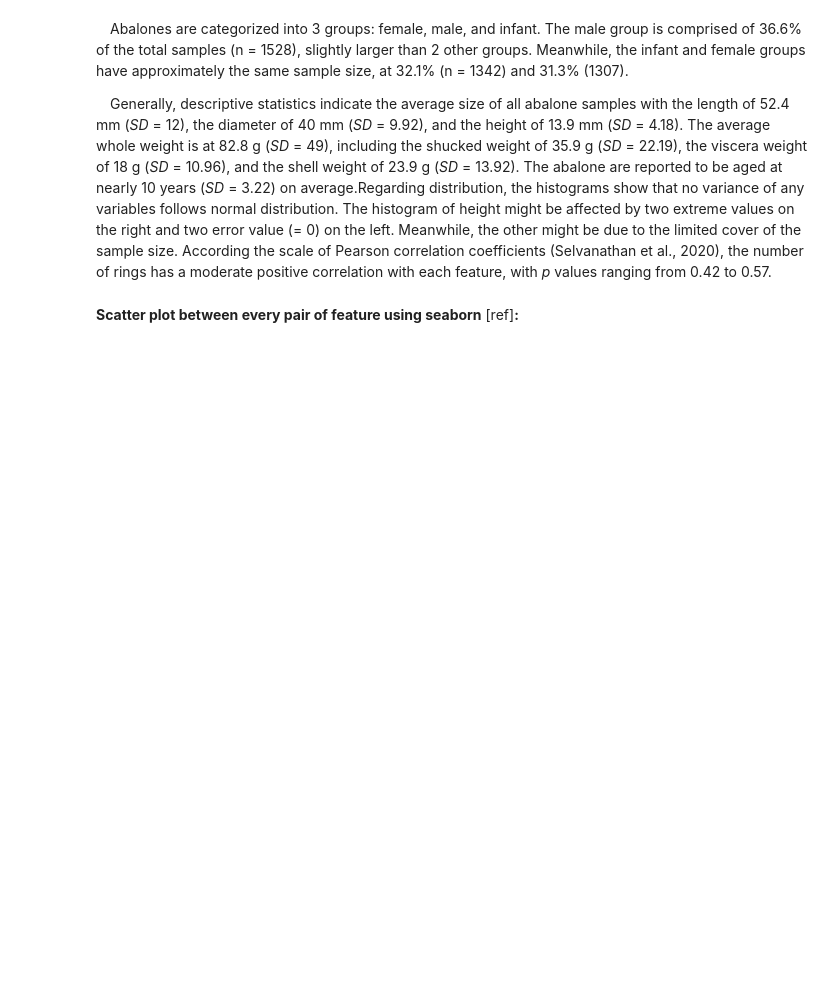
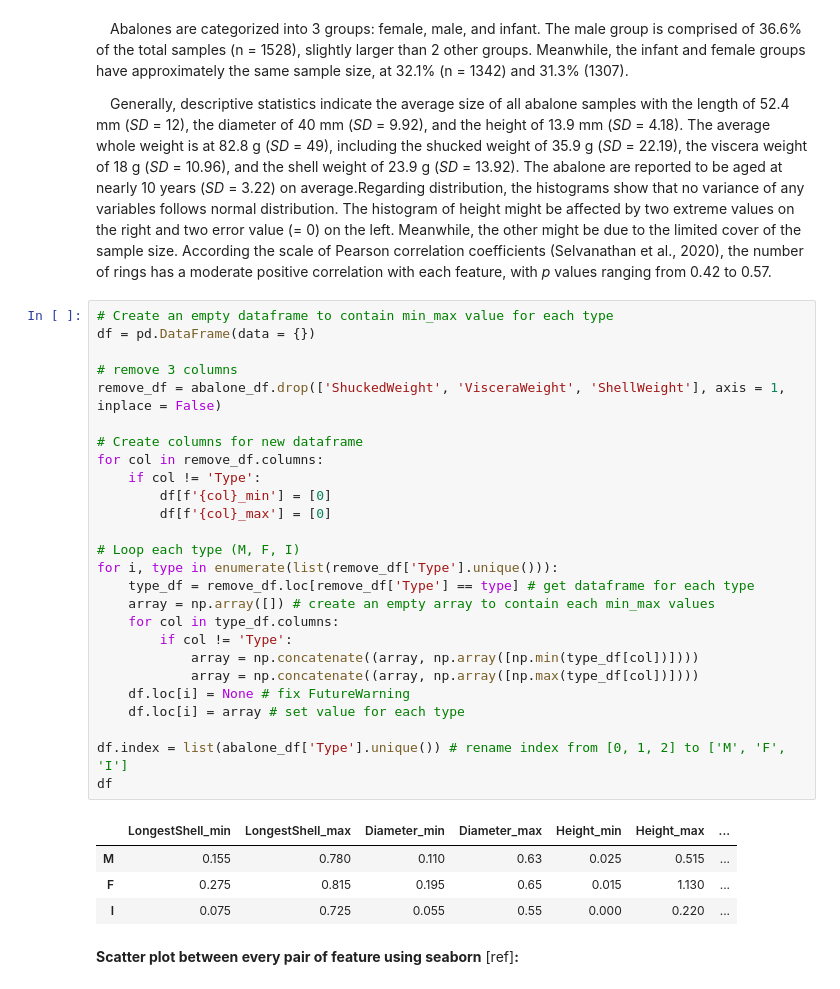
Before and after one commit to Pimz25/AI_ML, a Jupyter notebook: A3.ipynb, the cells around one changed output. Cells and saved outputs as stored; diff of their text form; blank space fills up the shorter version.

```diff
--- a/A3.ipynb
+++ b/A3.ipynb
@@ -120,6 +120,37 @@ ydata.to_file('Documents/Figures/abalone.html')
 &emsp;Abalones are categorized into 3 groups: female, male, and infant. The male group is comprised of 36.6% of the total samples (n = 1528), slightly larger than 2 other groups. Meanwhile, the infant and female groups have approximately the same sample size, at 32.1% (n = 1342) and 31.3% (1307).
 
 &emsp;Generally, descriptive statistics indicate the average size of all abalone samples with the length of 52.4 mm (*SD* = 12), the diameter of 40 mm (*SD* = 9.92), and the height of 13.9 mm (*SD* = 4.18). The average whole weight is at 82.8 g (*SD* = 49), including the shucked weight of 35.9 g (*SD* = 22.19), the viscera weight of 18 g (*SD* = 10.96), and the shell weight of 23.9 g (*SD* = 13.92). The abalone are reported to be aged at nearly 10 years (*SD* = 3.22) on average.Regarding distribution, the histograms show that no variance of any variables follows normal distribution. The histogram of height might be affected by two extreme values on the right and two error value (= 0) on the left. Meanwhile, the other might be due to the limited cover of the sample size. According the scale of Pearson correlation coefficients (Selvanathan et al., 2020), the number of rings has a moderate positive correlation with each feature, with *p* values ranging from 0.42 to 0.57.
+# %%
+# Create an empty dataframe to contain min_max value for each type
+df = pd.DataFrame(data = {})
+
+# remove 3 columns
+remove_df = abalone_df.drop(['ShuckedWeight', 'VisceraWeight', 'ShellWeight'], axis = 1, inplace = False)
+
+# Create columns for new dataframe
+for col in remove_df.columns:
+    if col != 'Type':
+        df[f'{col}_min'] = [0]
+        df[f'{col}_max'] = [0]
+
+# Loop each type (M, F, I)
+for i, type in enumerate(list(remove_df['Type'].unique())):
+    type_df = remove_df.loc[remove_df['Type'] == type] # get dataframe for each type
+    array = np.array([]) # create an empty array to contain each min_max values
+    for col in type_df.columns:
+        if col != 'Type':
+            array = np.concatenate((array, np.array([np.min(type_df[col])])))
+            array = np.concatenate((array, np.array([np.max(type_df[col])])))
+    df.loc[i] = None # fix FutureWarning
+    df.loc[i] = array # set value for each type
+
+df.index = list(abalone_df['Type'].unique()) # rename index from [0, 1, 2] to ['M', 'F', 'I']
+df
+# %% [output]
+|  | LongestShell_min | LongestShell_max | Diameter_min | Diameter_max | Height_min | Height_max | ... |
+| M | 0.155 | 0.780 | 0.110 | 0.63 | 0.025 | 0.515 | ... |
+| F | 0.275 | 0.815 | 0.195 | 0.65 | 0.015 | 1.130 | ... |
+| I | 0.075 | 0.725 | 0.055 | 0.55 | 0.000 | 0.220 | ... |
 # %% [markdown]
 **Scatter plot between every pair of feature using seaborn** [ref]**:**
 # %%
```
Also changed, not shown: parts of 4 cells of this notebook.
